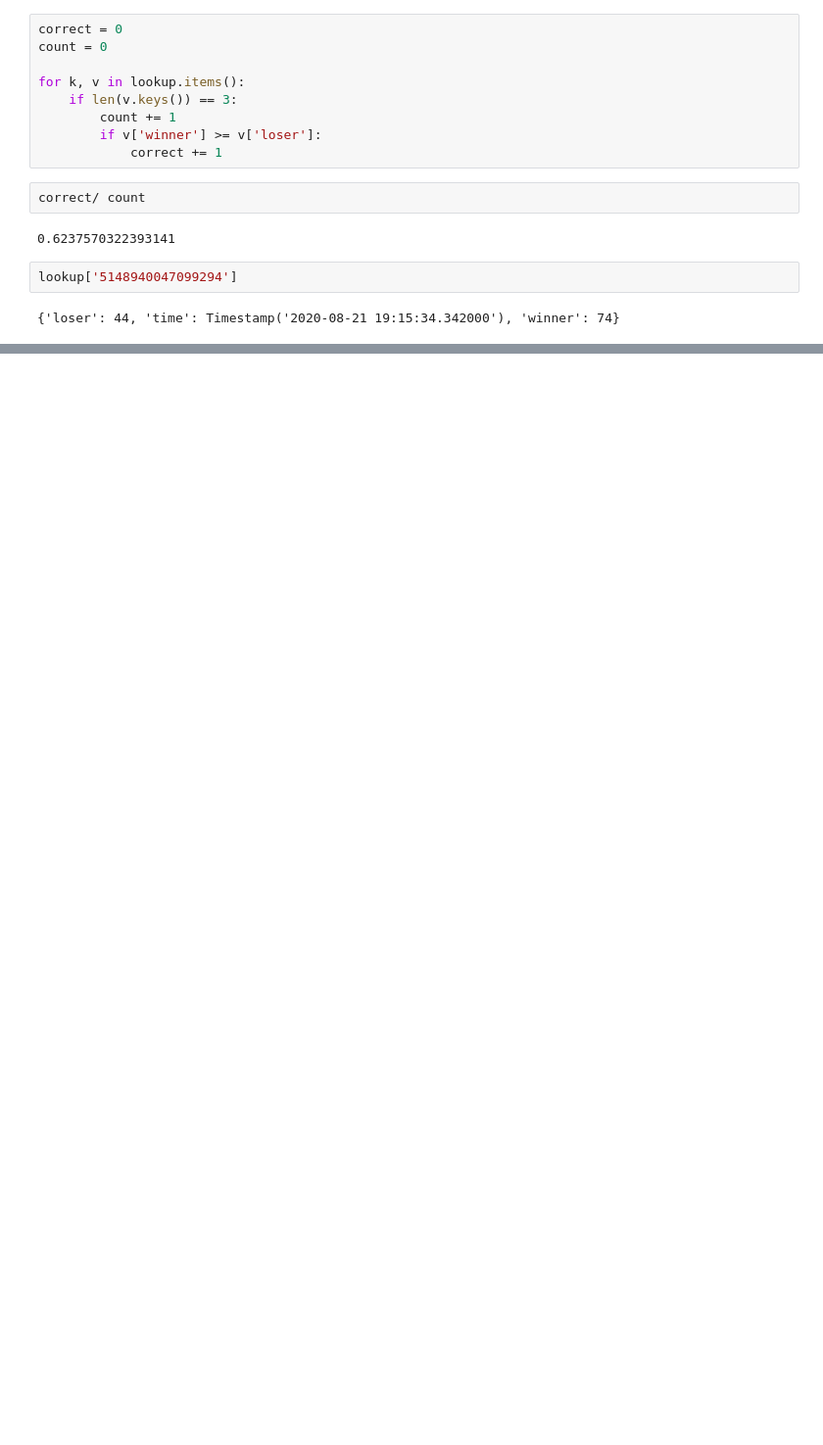
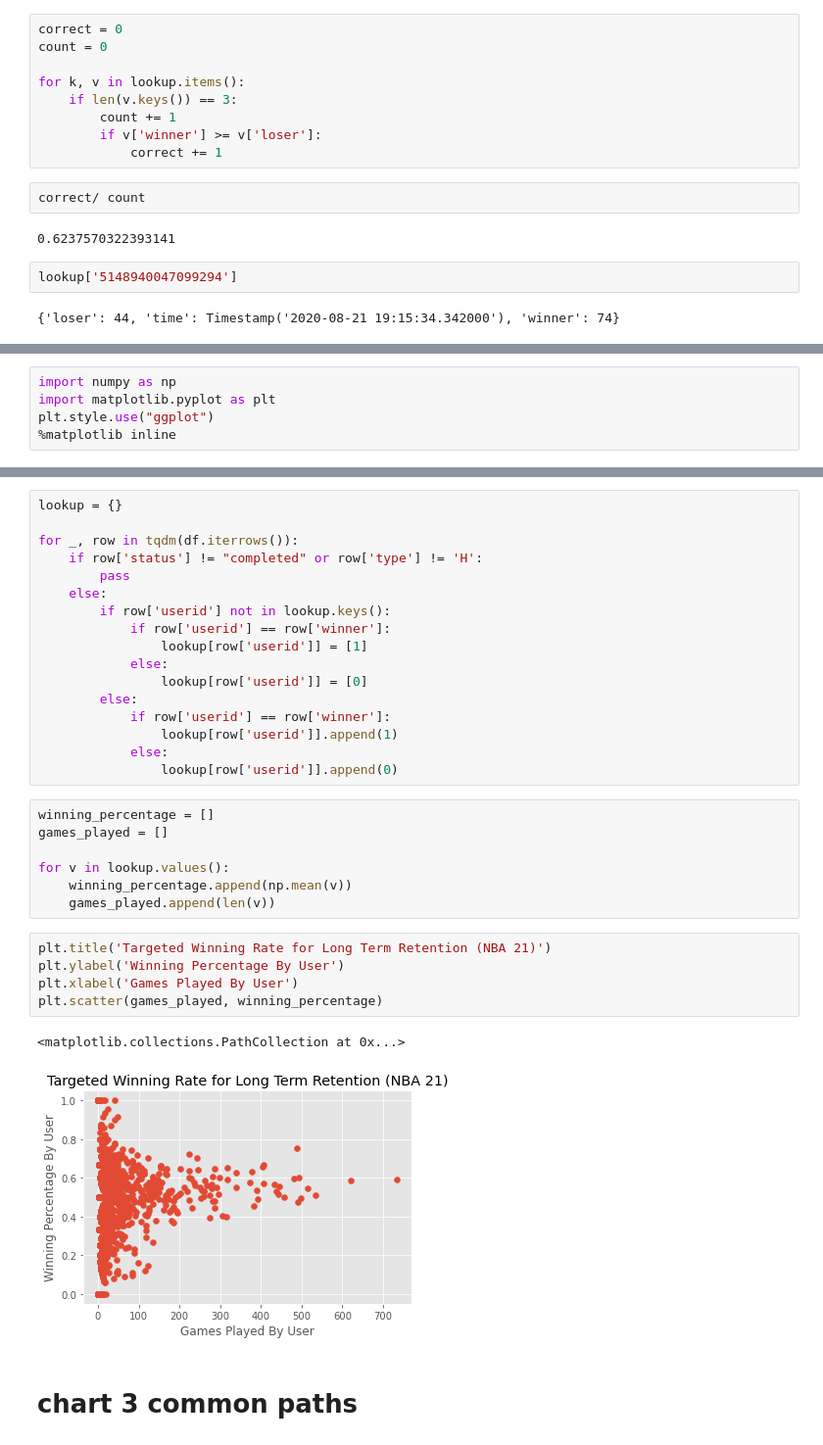
Before and after one commit to mynameisvinn/Matcha-Latte, a Jupyter notebook: Backtesting PLR.ipynb, the cells around one changed output, grey strips where cells are left out. Shown: that part at 98% size. Drawn from its saved outputs; the diff is of its cells as text; blank space fills up the shorter version.

Commit message:
user journeys

```diff
--- a/Backtesting PLR.ipynb
+++ b/Backtesting PLR.ipynb
@@ -100,0 +101,5 @@ lookup['5148940047099294']
+# %%
+import numpy as np
+import matplotlib.pyplot as plt
+plt.style.use("ggplot")
+%matplotlib inline
@@ -100,0 +115,34 @@ lookup['5148940047099294']
+# %%
+lookup = {}
+
+for _, row in tqdm(df.iterrows()):
+    if row['status'] != "completed" or row['type'] != 'H':
+        pass
+    else:
+        if row['userid'] not in lookup.keys():
+            if row['userid'] == row['winner']:
+                lookup[row['userid']] = [1]
+            else:
+                lookup[row['userid']] = [0]
+        else:
+            if row['userid'] == row['winner']:
+                lookup[row['userid']].append(1)
+            else:
+                lookup[row['userid']].append(0)
+# %%
+winning_percentage = []
+games_played = []
+
+for v in lookup.values():
+    winning_percentage.append(np.mean(v))
+    games_played.append(len(v))
+# %%
+plt.title('Targeted Winning Rate for Long Term Retention (NBA 21)')
+plt.ylabel('Winning Percentage By User')
+plt.xlabel('Games Played By User')
+plt.scatter(games_played, winning_percentage)
+# %% [output]
+<matplotlib.collections.PathCollection at 0x...>
+[figure, added]
+# %% [markdown]
+# chart 3 common paths
```
Also changed, not shown: parts of 15 cells of this notebook, 3 other files.
